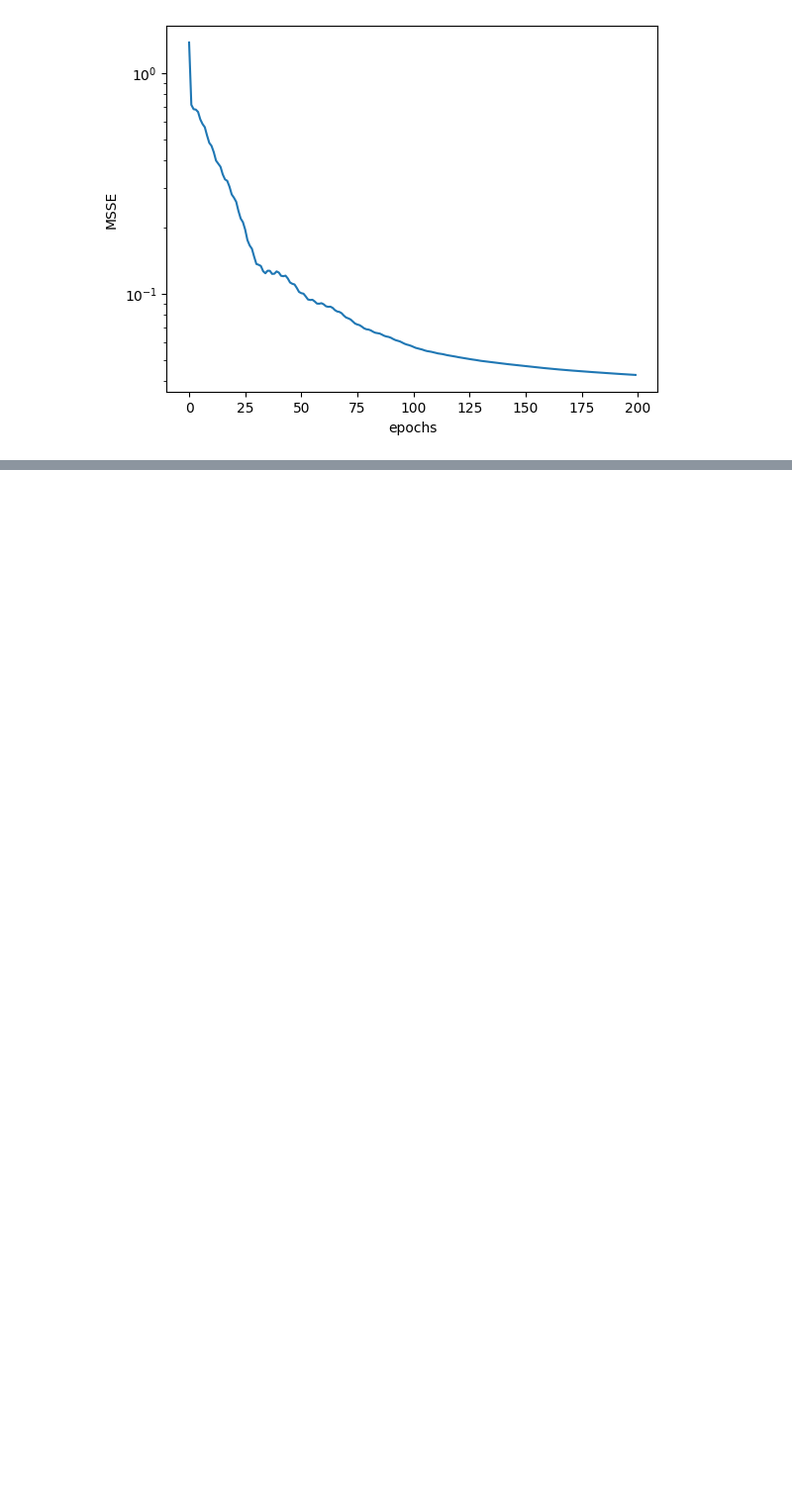
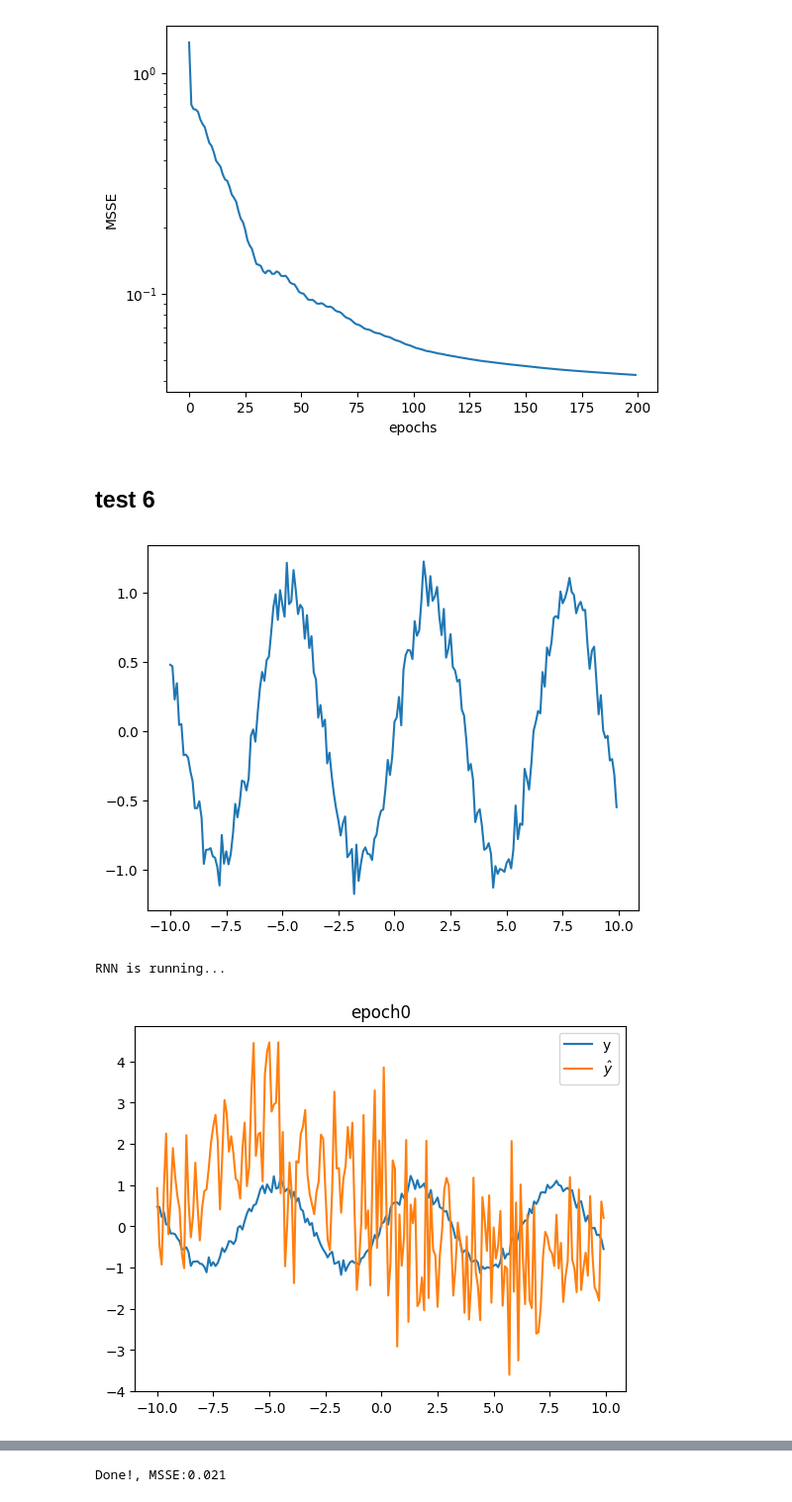
Before and after one commit to mohamadghoroobi/Deep_Learning_Review, a Jupyter notebook: 07_RNN_Application/testCell.ipynb, the cells around one changed output, grey strips where cells are left out. Shown at 99% size. Cells and saved outputs as stored; diff of their text form; code cells hidden in the pictures; blank space fills up the shorter version.

```diff
--- a/07_RNN_Application/testCell.ipynb
+++ b/07_RNN_Application/testCell.ipynb
@@ -206,3 +206,21 @@ plt.show()
 [figure]
 [figure]
 [figure]
+# %% [markdown]
+## test 6
+# %%
+import matplotlib.pyplot as plt
+import numpy as np
+X_t = np.arange(-10, 10, 0.1)
+X_t = X_t.reshape(len(X_t), 1)
+Y_t = np.sin(X_t) + 0.1 * np.random.randn(len(X_t), 1)
+
+plt.plot(X_t, Y_t)
+plt.show()
+
+from RNN import *
+rnn = RunMyRNN(X_t, Y_t, Tanh())
+# %% [output]
+[figure, added]
+RNN is running...
+[figure, added]
@@ -208,0 +231 @@ plt.show()
+Done!, MSSE:0.021
```
Also changed, not shown: parts of 1 cell of this notebook, 2 other files.
